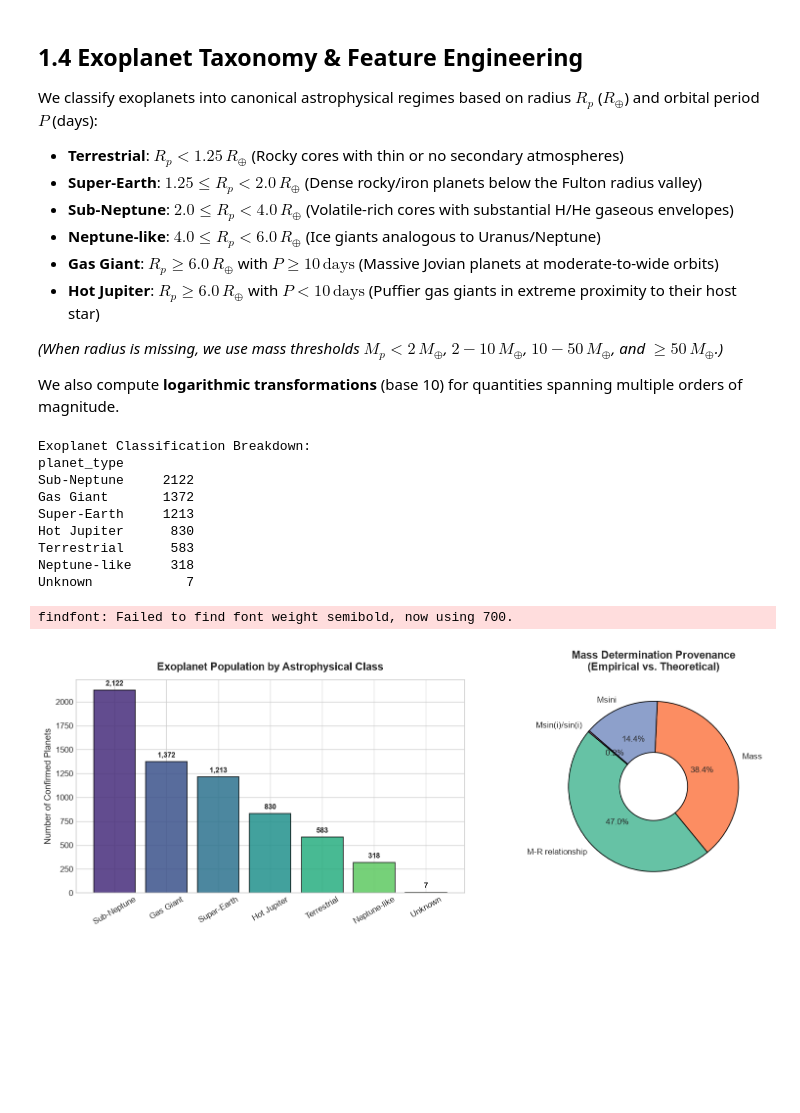
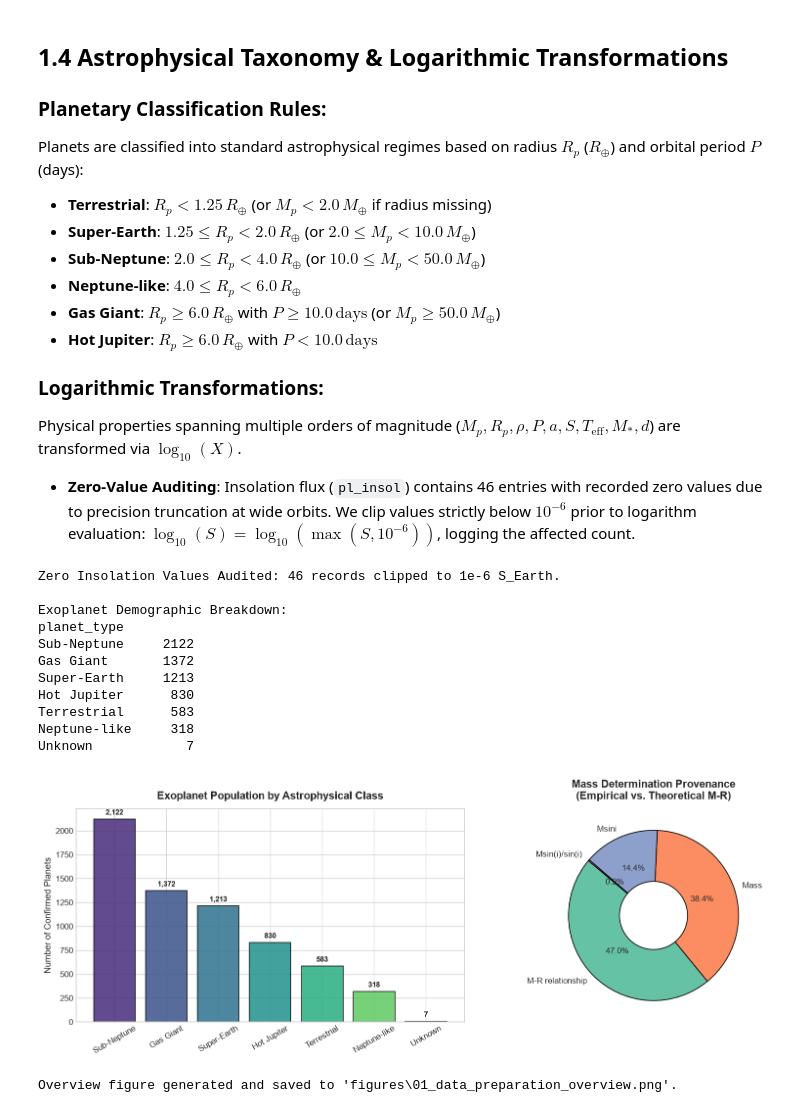
Before and after one commit to mmanalim/exoplanet-analysis, a Jupyter notebook: 01_data_preparation.ipynb, the cells around one changed output. Saved outputs shown, nothing was run; the diff lists cells and outputs as text; code cells hidden in the pictures; blank space fills up the shorter version.

Commit message:
Update ExoLens analysis and data preparation

```diff
--- a/01_data_preparation.ipynb
+++ b/01_data_preparation.ipynb
@@ -111,22 +96,33 @@ We create an explicit boolean flag `is_measured_mass` to ensure our later predic
 # %%
-# 1. Recover missing semi-major axis via Kepler's 3rd Law
+# 1. Keplerian Semi-Major Axis Recovery
 missing_a_before = df['pl_orbsmax'].isna().sum()
-kepler_mask = df['pl_orbsmax'].isna() & df['pl_orbper'].notna() & df['st_mass'].notna()
+kepler_mask = df['pl_orbsmax'].isna() & df['pl_orbper'].notna() & df['st_mass'].notna() & (df['pl_orbper'] > 0) & (df['st_mass'] > 0)
 df.loc[kepler_mask, 'pl_orbsmax'] = (
     df.loc[kepler_mask, 'st_mass'] * (df.loc[kepler_mask, 'pl_orbper'] / 365.256)**2
 )**(1/3)
 missing_a_after = df['pl_orbsmax'].isna().sum()
-print(f"Kepler's 3rd Law recovered {missing_a_before - missing_a_after} missing semi-major axis values. (Remaining missing: {missing_a_after})")
+recovered_a = missing_a_before - missing_a_after
+print(f"Kepler's 3rd Law: Recovered {recovered_a} missing semi-major axis values (Remaining missing: {missing_a_after}).")
 
-# 2. Recover missing density
+# 2. Mean Spherical Bulk Density Recovery
 missing_dens_before = df['pl_dens'].isna().sum()
-dens_mask = df['pl_dens'].isna() & df['pl_bmasse'].notna() & df['pl_rade'].notna()
+dens_mask = df['pl_dens'].isna() & df['pl_bmasse'].notna() & df['pl_rade'].notna() & (df['pl_rade'] > 0) & (df['pl_bmasse'] > 0)
 df.loc[dens_mask, 'pl_dens'] = 5.514 * (df.loc[dens_mask, 'pl_bmasse'] / (df.loc[dens_mask, 'pl_rade']**3))
 missing_dens_after = df['pl_dens'].isna().sum()
-print(f"Density calculation recovered {missing_dens_before - missing_dens_after} missing density values. (Remaining missing: {missing_dens_after})")
+recovered_dens = missing_dens_before - missing_dens_after
+print(f"Bulk Density Derivation: Recovered {recovered_dens} missing density values (Remaining missing: {missing_dens_after}).")
 
-# 3. Mass provenance flag
+# 3. Mass Provenance Flag
 df['is_measured_mass'] = df['pl_bmassprov'].isin(['Mass', 'Msini', 'Msin(i)/sin(i)'])
-print(f"Empirically measured dynamical masses: {df['is_measured_mass'].sum():,} ({df['is_measured_mass'].mean()*100:.1f}%)")
-print(f"Model-estimated masses (M-R relationship): {(~df['is_measured_mass']).sum():,} ({(~df['is_measured_mass']).mean()*100:.1f}%)")
+n_meas = df['is_measured_mass'].sum()
+n_model = (~df['is_measured_mass']).sum()
+print(f"Mass Provenance Breakdown:")
+print(f"  • Empirically Measured Dynamical Masses: {n_meas:,} ({n_meas/len(df)*100:.1f}%)")
+print(f"  • Model-Estimated Masses (M-R relationship): {n_model:,} ({n_model/len(df)*100:.1f}%)")
+
+# 4. Density Physical Bound Auditing
+# Terrestrial and degenerate matter bounds: osmium is 22.6 g/cm3; maximum plausible rocky/iron mantle is ~30-50 g/cm3.
+df['is_physical_density'] = df['pl_dens'].isna() | (df['pl_dens'] <= 50.0)
+unphys_dens_count = (~df['is_physical_density']).sum()
+print(f"Density Sanity Audit: Identified {unphys_dens_count} unphysical density artifacts (> 50 g/cm^3) arising from unconstrained TTV solutions.")
 # %% [output]
@@ -137,17 +135,18 @@ Model-estimated masses (M-R relationship): 3,032 (47.0%)
 # %% [markdown]
-## 1.4 Exoplanet Taxonomy & Feature Engineering
+## 1.4 Astrophysical Taxonomy & Logarithmic Transformations
 
-We classify exoplanets into canonical astrophysical regimes based on radius $R_p$ ($R_\oplus$) and orbital period $P$ (days):
-* **Terrestrial**: $R_p < 1.25\,R_\oplus$ (Rocky cores with thin or no secondary atmospheres)
-* **Super-Earth**: $1.25 \le R_p < 2.0\,R_\oplus$ (Dense rocky/iron planets below the Fulton radius valley)
-* **Sub-Neptune**: $2.0 \le R_p < 4.0\,R_\oplus$ (Volatile-rich cores with substantial H/He gaseous envelopes)
-* **Neptune-like**: $4.0 \le R_p < 6.0\,R_\oplus$ (Ice giants analogous to Uranus/Neptune)
-* **Gas Giant**: $R_p \ge 6.0\,R_\oplus$ with $P \ge 10\,\text{days}$ (Massive Jovian planets at moderate-to-wide orbits)
-* **Hot Jupiter**: $R_p \ge 6.0\,R_\oplus$ with $P < 10\,\text{days}$ (Puffier gas giants in extreme proximity to their host star)
+### Planetary Classification Rules:
+Planets are classified into standard astrophysical regimes based on radius $R_p$ ($R_\oplus$) and orbital period $P$ (days):
+* **Terrestrial**: $R_p < 1.25\,R_\oplus$ (or $M_p < 2.0\,M_\oplus$ if radius missing)
+* **Super-Earth**: $1.25 \le R_p < 2.0\,R_\oplus$ (or $2.0 \le M_p < 10.0\,M_\oplus$)
+* **Sub-Neptune**: $2.0 \le R_p < 4.0\,R_\oplus$ (or $10.0 \le M_p < 50.0\,M_\oplus$)
+* **Neptune-like**: $4.0 \le R_p < 6.0\,R_\oplus$
+* **Gas Giant**: $R_p \ge 6.0\,R_\oplus$ with $P \ge 10.0\,\text{days}$ (or $M_p \ge 50.0\,M_\oplus$)
+* **Hot Jupiter**: $R_p \ge 6.0\,R_\oplus$ with $P < 10.0\,\text{days}$
 
-*(When radius is missing, we use mass thresholds $M_p < 2\,M_\oplus$, $2-10\,M_\oplus$, $10-50\,M_\oplus$, and $\ge 50\,M_\oplus$.)*
-
-We also compute **logarithmic transformations** (base 10) for quantities spanning multiple orders of magnitude.
+### Logarithmic Transformations:
+Physical properties spanning multiple orders of magnitude ($M_p, R_p, \rho, P, a, S, T_{\text{eff}}, M_*, d$) are transformed via $\log_{10}(X)$.
+* **Zero-Value Auditing**: Insolation flux (`pl_insol`) contains 46 entries with recorded zero values due to precision truncation at wide orbits. We clip values strictly below $10^{-6}$ prior to logarithm evaluation: $\log_{10}(S) = \log_{10}(\max(S, 10^{-6}))$, logging the affected count.
 # %%
 def classify_exoplanet(row):
     r = row['pl_rade']
@@ -178,17 +177,22 @@ def classify_exoplanet(row):
 
 df['planet_type'] = df.apply(classify_exoplanet, axis=1)
 
-# Compute base-10 log transforms for physically skewed parameters
+# Check zero insolation count
+zero_insol = (df['pl_insol'] == 0).sum()
+print(f"Zero Insolation Values Audited: {zero_insol} records clipped to 1e-6 S_Earth.")
+
+# Compute base-10 log transforms
 log_candidates = ['pl_bmasse', 'pl_rade', 'pl_dens', 'pl_orbper', 'pl_orbsmax', 'pl_insol', 'st_teff', 'st_mass', 'sy_dist']
 for col in log_candidates:
     df['log_' + col] = np.log10(df[col].clip(lower=1e-6))
 
-# Display planetary class breakdown
 class_counts = df['planet_type'].value_counts()
-print("Exoplanet Classification Breakdown:")
+print("\nExoplanet Demographic Breakdown:")
 print(class_counts.to_string())
 # %% [output]
-Exoplanet Classification Breakdown:
+Zero Insolation Values Audited: 46 records clipped to 1e-6 S_Earth.
+
+Exoplanet Demographic Breakdown:
 planet_type
 Sub-Neptune     2122
 Gas Giant       1372
@@ -200,28 +204,30 @@ Unknown            7
 # %%
 os.makedirs('figures', exist_ok=True)
 
 fig, (ax1, ax2) = plt.subplots(1, 2, figsize=(14, 5))
 
-# 1. Planet Type Distribution
+# 1. Planet Demographic Breakdown
 colors = sns.color_palette('viridis', len(class_counts))
 bars = ax1.bar(class_counts.index, class_counts.values, color=colors, edgecolor='black', alpha=0.85)
 ax1.set_title('Exoplanet Population by Astrophysical Class', fontsize=13, fontweight='bold', pad=12)
 ax1.set_ylabel('Number of Confirmed Planets', fontsize=11)
 ax1.tick_params(axis='x', rotation=30)
 for bar in bars:
     yval = bar.get_height()
-    ax1.text(bar.get_x() + bar.get_width()/2.0, yval + 30, f"{yval:,}", ha='center', va='bottom', fontsize=9, fontweight='semibold')
+    ax1.text(bar.get_x() + bar.get_width()/2.0, yval + 30, f"{yval:,}", ha='center', va='bottom', fontsize=9, fontweight='bold')
 
 # 2. Mass Provenance Breakdown
 prov_counts = df['pl_bmassprov'].value_counts()
 ax2.pie(prov_counts.values, labels=prov_counts.index, autopct='%1.1f%%',
         colors=sns.color_palette('Set2', len(prov_counts)), startangle=140,
         wedgeprops=dict(edgecolor='black', width=0.6))
-ax2.set_title('Mass Determination Provenance\n(Empirical vs. Theoretical)', fontsize=13, fontweight='bold', pad=12)
+ax2.set_title('Mass Determination Provenance\n(Empirical vs. Theoretical M-R)', fontsize=13, fontweight='bold', pad=12)
 
 plt.tight_layout()
-plt.savefig('figures/01_data_preparation_overview.png', dpi=300)
+fig_path = Path('figures/01_data_preparation_overview.png')
+plt.savefig(fig_path, dpi=300)
 plt.show()
+print(f"Overview figure generated and saved to '{fig_path}'.")
 # %% [output]
+[figure, new version]
-findfont: Failed to find font weight semibold, now using 700.
+Overview figure generated and saved to 'figures\01_data_preparation_overview.png'.
-[figure, old version]
```
Also changed, not shown: parts of 14 cells of this notebook, 11 other files.
